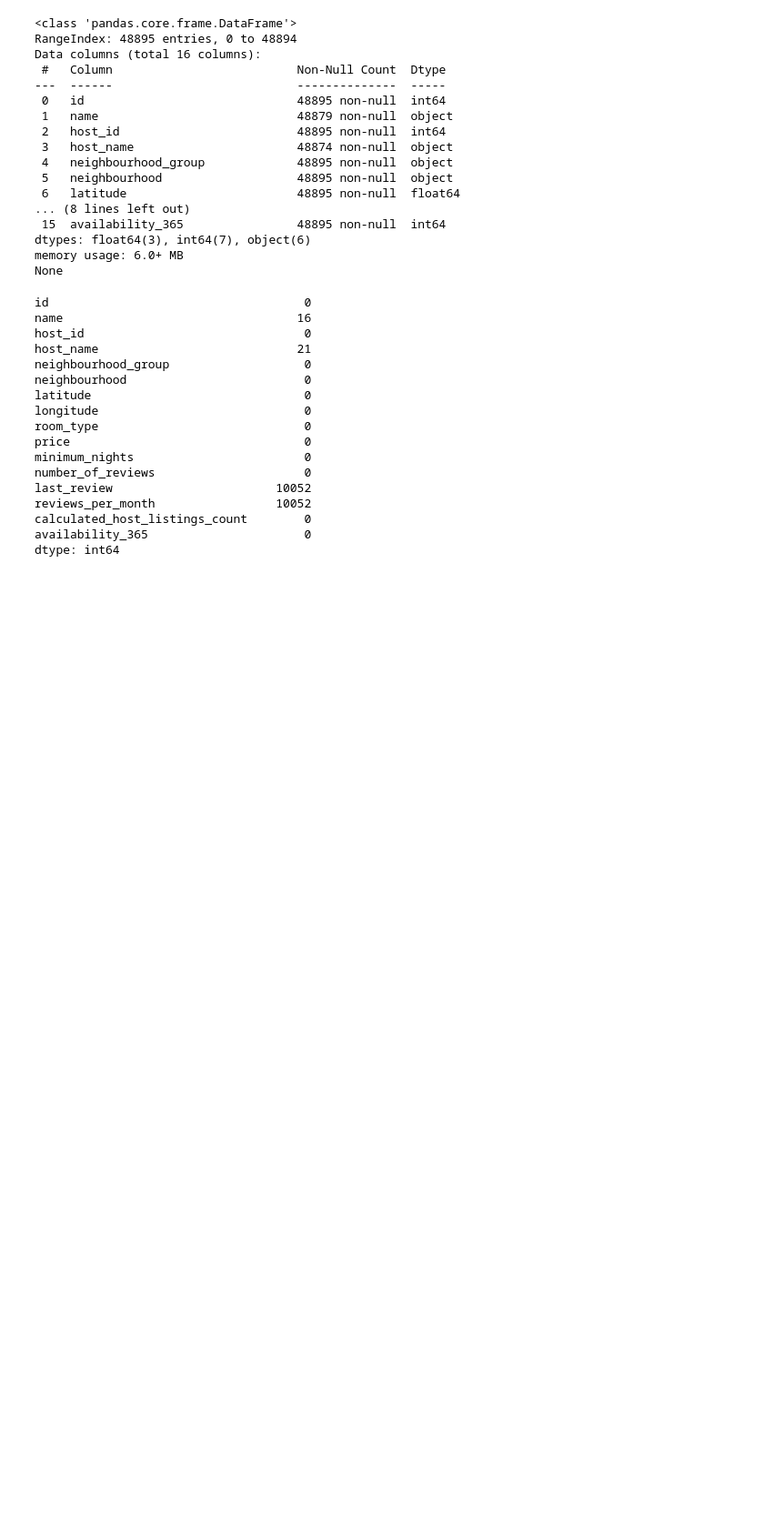
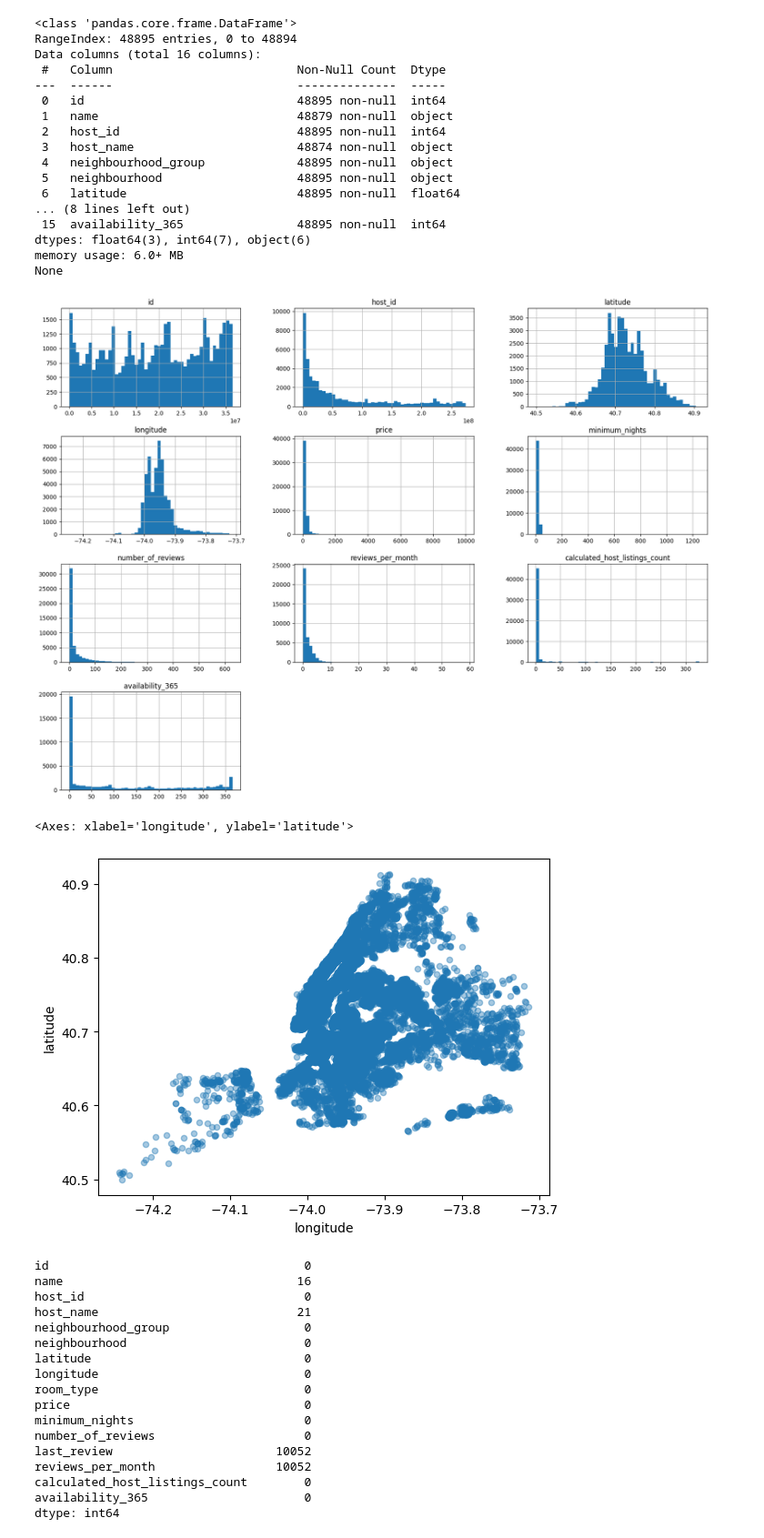
Before and after one commit to keerthana-25/newyork-airbnb-pricing, a Jupyter notebook: notebooks/ny_airbnb_pricing_model.ipynb, the cells around one changed output. Shown at 91% size. Drawn from its saved outputs; the diff is of its cells as text; code cells hidden in the pictures; blank space fills up the shorter version.

Commit message:
updating visualizations in code

```diff
--- a/notebooks/ny_airbnb_pricing_model.ipynb
+++ b/notebooks/ny_airbnb_pricing_model.ipynb
@@ -10,3 +1,10 @@ df = pd.read_csv(DATA_PATH)
+# %%
+import pandas as pd
+import numpy as np
+from pathlib import Path
+import matplotlib.pyplot as plt
+
+df = pd.read_csv("../datasets/AB_NYC_2019.csv")
 # %%
 df.shape
 # %% [output]
@@ -31,6 +29,15 @@ Data columns (total 16 columns):
 dtypes: float64(3), int64(7), object(6)
 memory usage: 6.0+ MB
 None
+# %%
+df.hist(bins=50, figsize=(20,15))
+plt.show()
+
+df.plot(kind="scatter", x="longitude", y="latitude", alpha=0.4)
+# %% [output]
+[figure, added]
+<Axes: xlabel='longitude', ylabel='latitude'>
+[figure, added]
 # %%
 df.isnull().sum()
 # %% [output]
```
Also changed, not shown: parts of 16 cells of this notebook, 1 other file.
